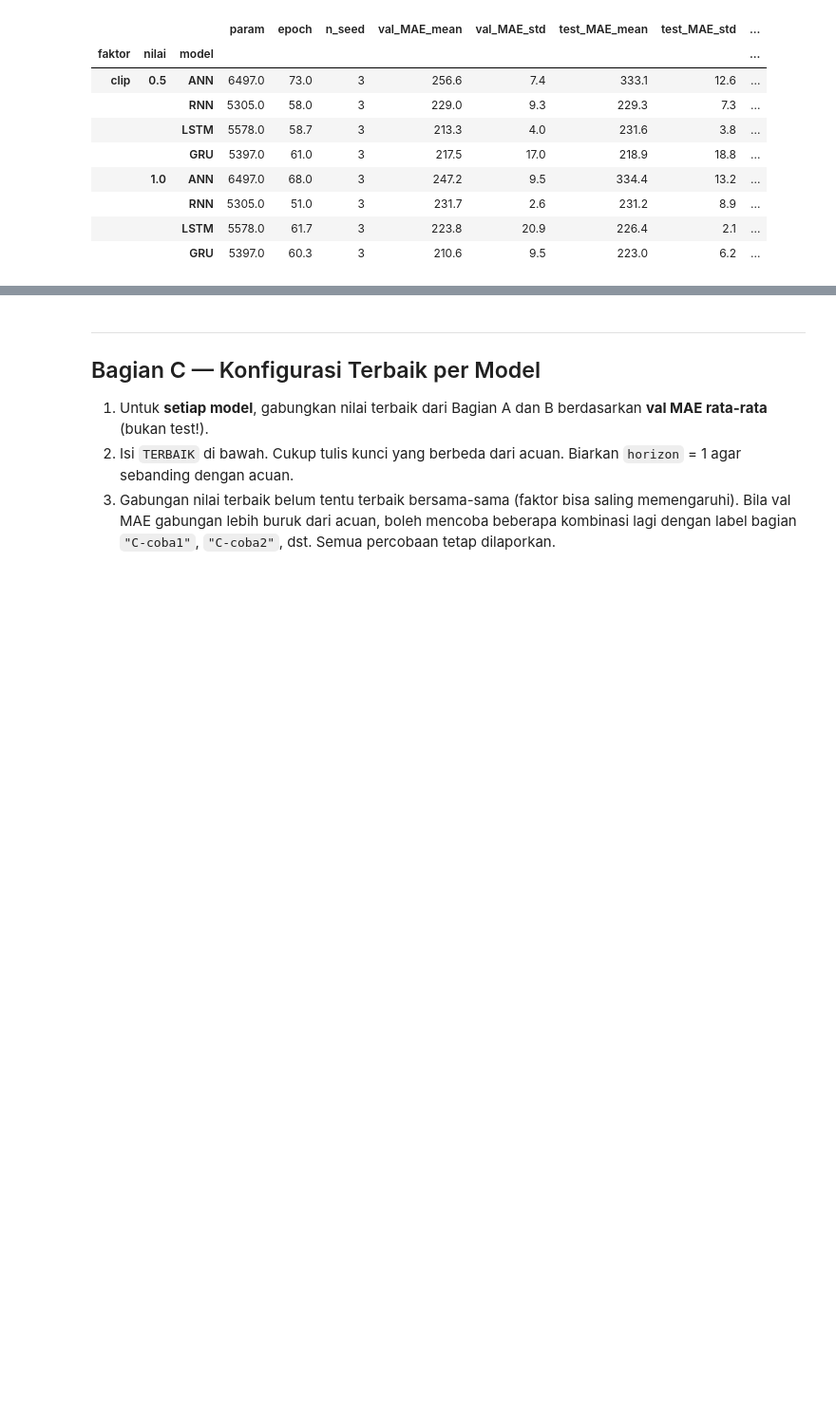
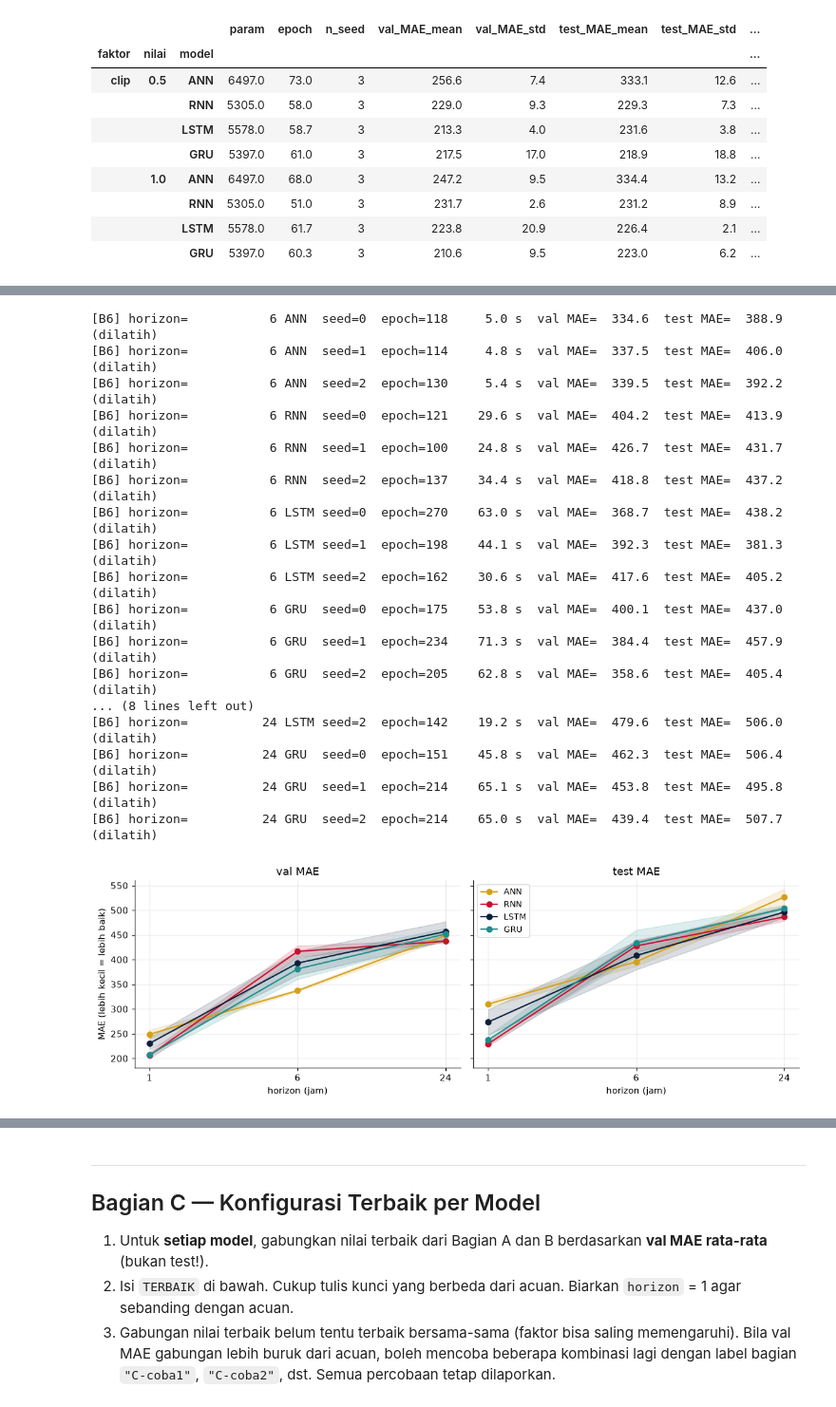
Before and after one commit to nizar326/dlw-tugas-ra-124400029, a Jupyter notebook: tugas_ablasi.ipynb, the cells around one changed output, grey strips where cells are left out. Shown at 95% size. Cells and saved outputs as stored; diff of their text form; code cells hidden in the pictures; blank space fills up the shorter version.

```diff
--- a/tugas_ablasi.ipynb
+++ b/tugas_ablasi.ipynb
@@ -736,0 +758,5 @@ ringkas(b7)
+# %%
+b6 = jalankan("B6", "horizon", [1, 6, 24])
+plot_faktor(b6, "horizon (jam)", simpan="B6_horizon.png")
+ringkas(b6)
+# %% [output]
@@ -736,0 +775,18 @@ ringkas(b7)
+[B6] horizon=           6 ANN  seed=0  epoch=118     5.0 s  val MAE=  334.6  test MAE=  388.9  (dilatih)
+[B6] horizon=           6 ANN  seed=1  epoch=114     4.8 s  val MAE=  337.5  test MAE=  406.0  (dilatih)
+[B6] horizon=           6 ANN  seed=2  epoch=130     5.4 s  val MAE=  339.5  test MAE=  392.2  (dilatih)
+[B6] horizon=           6 RNN  seed=0  epoch=121    29.6 s  val MAE=  404.2  test MAE=  413.9  (dilatih)
+[B6] horizon=           6 RNN  seed=1  epoch=100    24.8 s  val MAE=  426.7  test MAE=  431.7  (dilatih)
+[B6] horizon=           6 RNN  seed=2  epoch=137    34.4 s  val MAE=  418.8  test MAE=  437.2  (dilatih)
+[B6] horizon=           6 LSTM seed=0  epoch=270    63.0 s  val MAE=  368.7  test MAE=  438.2  (dilatih)
+[B6] horizon=           6 LSTM seed=1  epoch=198    44.1 s  val MAE=  392.3  test MAE=  381.3  (dilatih)
+[B6] horizon=           6 LSTM seed=2  epoch=162    30.6 s  val MAE=  417.6  test MAE=  405.2  (dilatih)
+[B6] horizon=           6 GRU  seed=0  epoch=175    53.8 s  val MAE=  400.1  test MAE=  437.0  (dilatih)
+[B6] horizon=           6 GRU  seed=1  epoch=234    71.3 s  val MAE=  384.4  test MAE=  457.9  (dilatih)
+[B6] horizon=           6 GRU  seed=2  epoch=205    62.8 s  val MAE=  358.6  test MAE=  405.4  (dilatih)
+... (8 lines left out)
+[B6] horizon=          24 LSTM seed=2  epoch=142    19.2 s  val MAE=  479.6  test MAE=  506.0  (dilatih)
+[B6] horizon=          24 GRU  seed=0  epoch=151    45.8 s  val MAE=  462.3  test MAE=  506.4  (dilatih)
+[B6] horizon=          24 GRU  seed=1  epoch=214    65.1 s  val MAE=  453.8  test MAE=  495.8  (dilatih)
+[B6] horizon=          24 GRU  seed=2  epoch=214    65.0 s  val MAE=  439.4  test MAE=  507.7  (dilatih)
+[figure, added]
```
Also changed, not shown: parts of 2 cells of this notebook, 3 other files.
